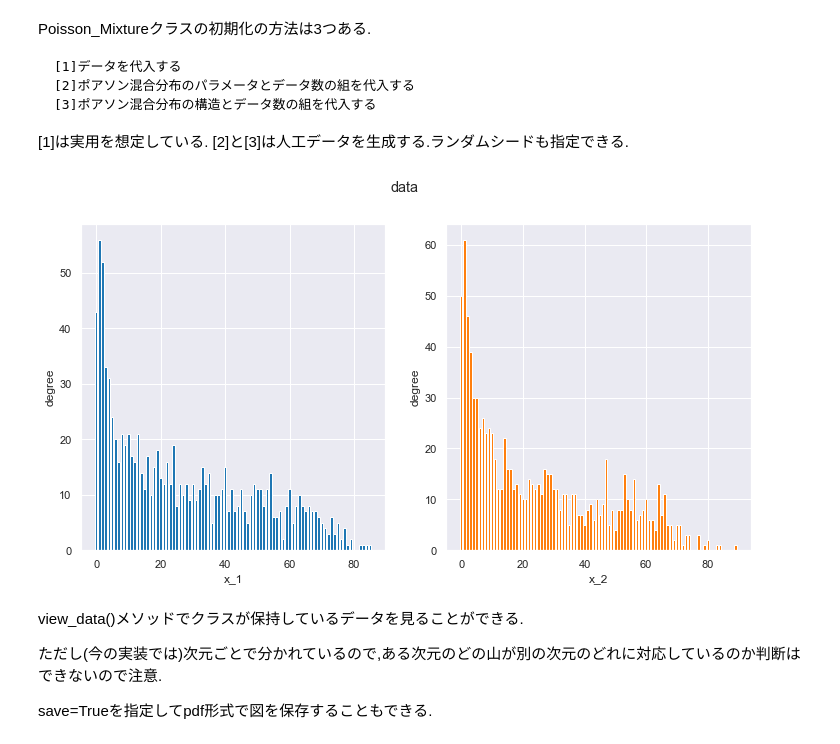
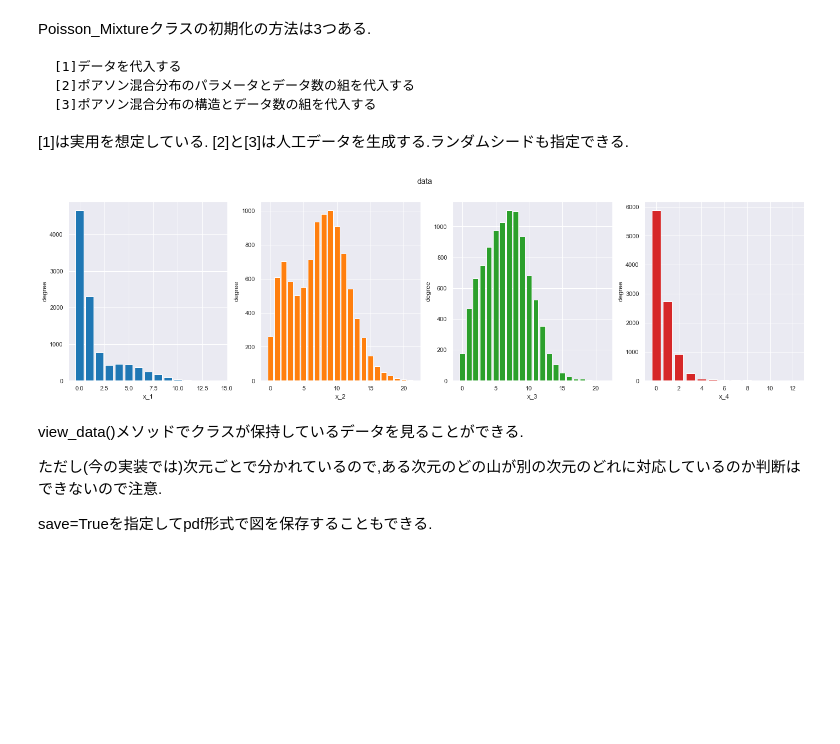
Before and after one commit to joeyoji/BayesModel, a Jupyter notebook: tutorial_notebook.ipynb, the cells around one changed output. Cells and saved outputs as stored; diff of their text form; code cells hidden in the pictures; blank space fills up the shorter version.

```diff
--- a/tutorial_notebook.ipynb
+++ b/tutorial_notebook.ipynb
@@ -63,9 +63,9 @@ Poisson_Mixtureクラスの初期化の方法は3つある.
 [1]は実用を想定している.
 [2]と[3]は人工データを生成する.ランダムシードも指定できる.
 # %%
-pm2.view_data()
+pm3.view_data()
 # %% [output]
-[figure, old version]
+[figure, new version]
 # %% [markdown]
 view_data()メソッドでクラスが保持しているデータを見ることができる.
 
```
Also changed, not shown: parts of 6 cells of this notebook.
